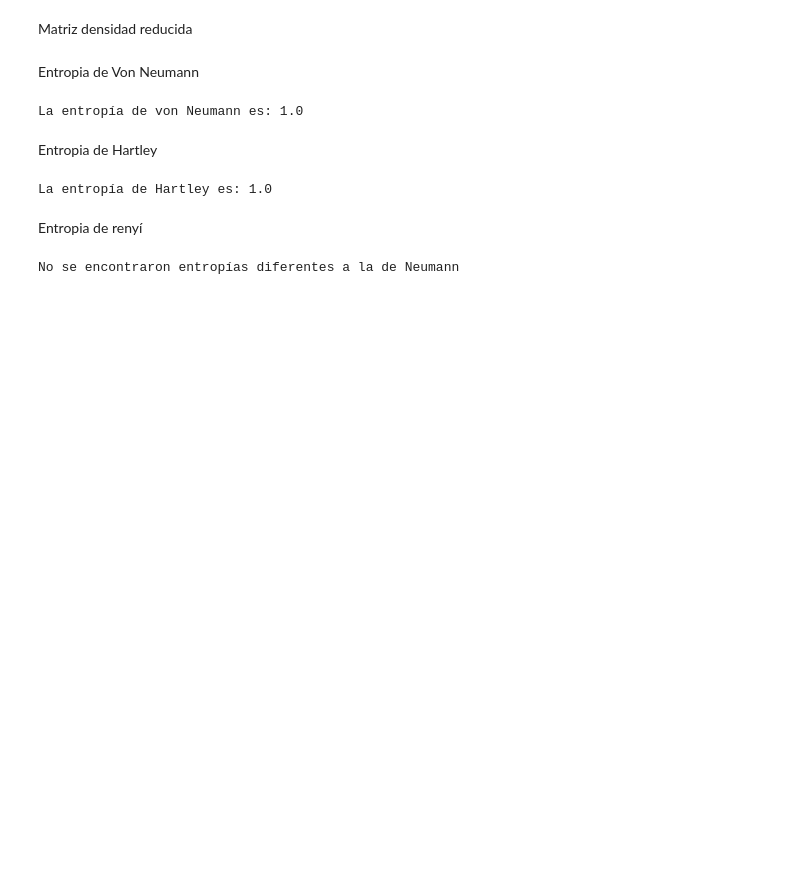
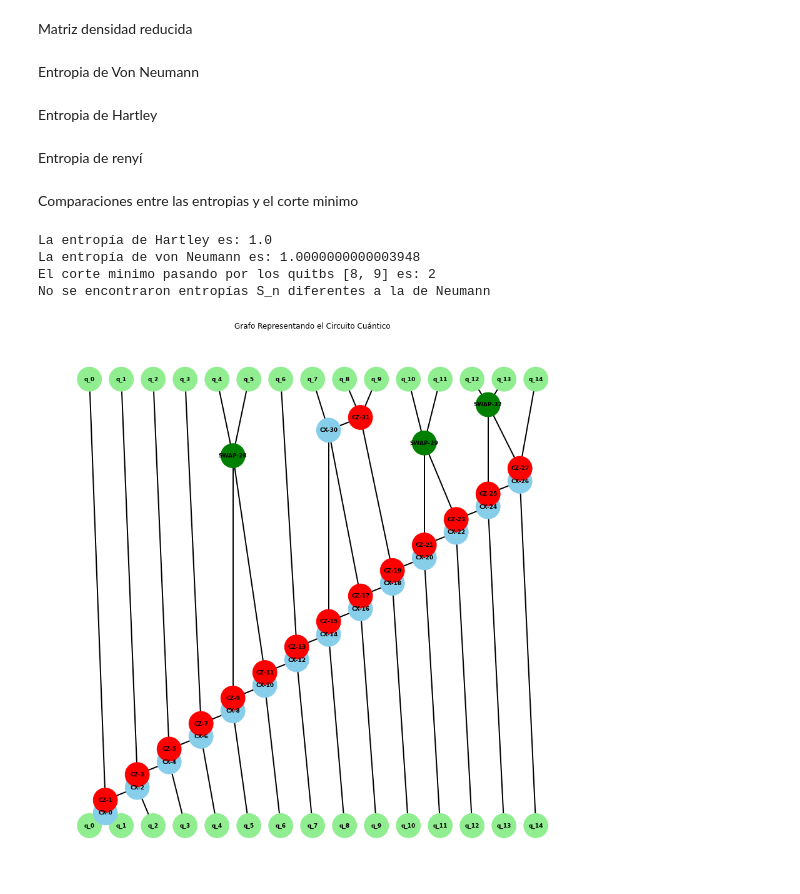
Before and after one commit to PiPevafo/Minimal-cut-in-a-Quantum-Circuit, a Jupyter notebook: measure_entropy.ipynb, the cells around one changed output. Cells and saved outputs as stored; diff of their text form; code cells hidden in the pictures; blank space fills up the shorter version.

```diff
--- a/measure_entropy.ipynb
+++ b/measure_entropy.ipynb
@@ -118,9 +128,6 @@ Entropia de Von Neumann
 entropy_neumann = entropy(reduced_density_matrix)
 if entropy_neumann < 10**-12:
     entropy_neumann = 0.0
-print(f"La entropía de von Neumann es: {entropy_neumann}")
-# %% [output]
-La entropía de von Neumann es: 1.0
 # %% [markdown]
 Entropia de Hartley
 # %%
@@ -128,9 +135,6 @@ Entropia de Hartley
 tolerance = 1e-10  # Para evitar problemas numéricos
 rank = np.sum(eigenvalues > tolerance)
 entropy_hertley = np.log2(rank)
-print(f"La entropía de Hartley es: {entropy_hertley}")
-# %% [output]
-La entropía de Hartley es: 1.0
 # %% [markdown]
 Entropia de renyí
 # %%
@@ -150,9 +154,33 @@ for i in range(2, N):
     if abs(entropy_i - entropy_neumann) > 10**-12:
         found_different_entropy = True
         print(f"La entropía de orden {i} es: {entropy_i}")
-
-# Verificar si no se encontraron entropías diferentes
-if not found_different_entropy:
-    print("No se encontraron entropías diferentes a la de Neumann")
-# %% [output]
-No se encontraron entropías diferentes a la de Neumann
+# %% [markdown]
+Comparaciones entre las entropias y el corte minimo
+# %%
+G, pos, qubit_top_nodes = karger_modified.circuit_to_graph(qc1, True)
+
+exclude_nodes = [n_partition, n_partition + 1]
+
+min_cut = float('inf')
+
+trials = 20
+
+for _ in range(trials):
+    cut = karger_modified.karger_min_cut_circuit(G, pos, False, qubit_top_nodes, exclude_nodes)
+    min_cut = min(min_cut, cut)
+
+print(f"La entropía de Hartley es: {entropy_hertley}")
+
+print(f"La entropía de von Neumann es: {entropy_neumann}")
+
+print(f"El corte minimo pasando por los quitbs {exclude_nodes} es: {min_cut}")
+
+# Verificar si no se encontraron entropías diferentes
+if not found_different_entropy:
+    print("No se encontraron entropías S_n diferentes a la de Neumann")
+# %% [output]
+La entropía de Hartley es: 1.0
+La entropía de von Neumann es: 1.0000000000003948
+El corte minimo pasando por los quitbs [8, 9] es: 2
+No se encontraron entropías S_n diferentes a la de Neumann
+[figure, added]
```
Also changed, not shown: parts of 3 cells of this notebook, 2 other files.
